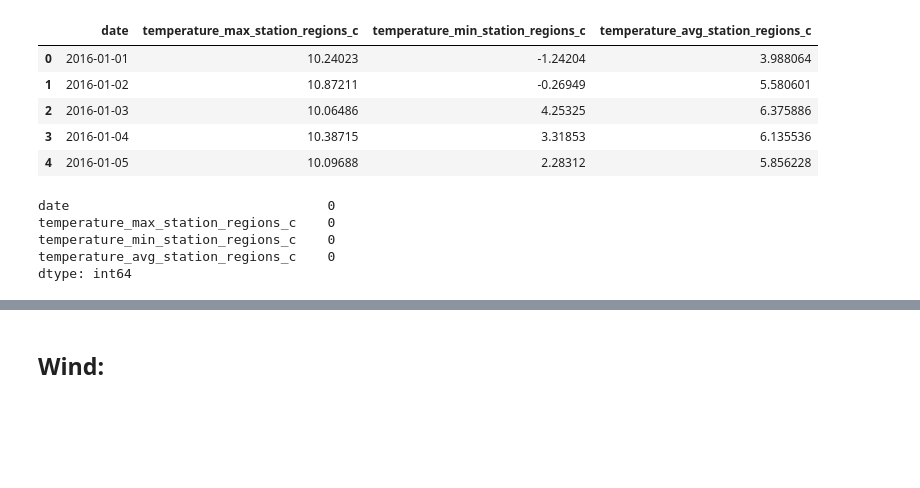
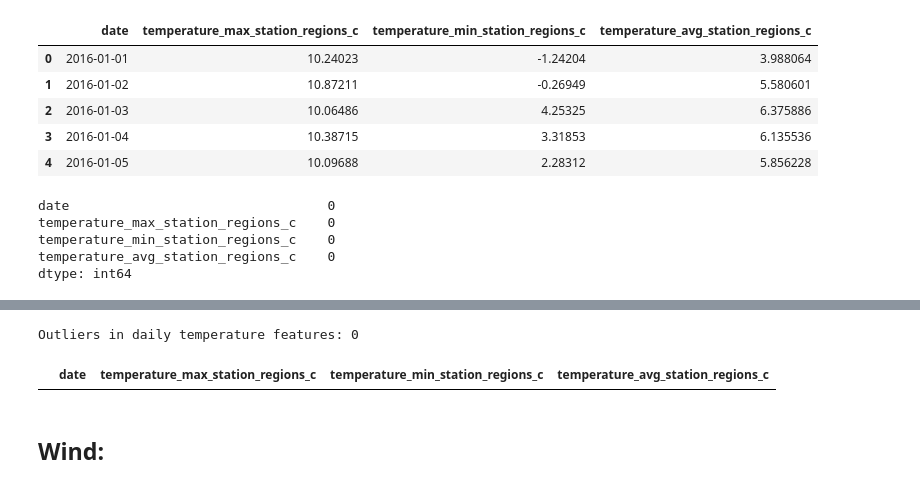
Before and after one commit to Masters-Paper-Forecasting/code, a Jupyter notebook: features/Meterological_features.ipynb, the cells around one changed output, grey strips where cells are left out. Saved outputs shown, nothing was run; the diff lists cells and outputs as text; code cells hidden in the pictures; blank space fills up the shorter version.

```diff
--- a/features/Meterological_features.ipynb
+++ b/features/Meterological_features.ipynb
@@ -178,2 +189,11 @@ dtype: int64
+# %%
+#check for outliers in the daily temperature features (anything above 50C or below -20C)
+outliers = daily_temperature_features[(daily_temperature_features['temperature_max_station_regions_c'] > 50) |
+                                   (daily_temperature_features['temperature_min_station_regions_c'] < -20)]
+print('Outliers in daily temperature features:', len(outliers))
+outliers.head()
+# %% [output]
+Outliers in daily temperature features: 0
+|  | date | temperature_max_station_regions_c | temperature_min_station_regions_c | temperature_avg_station_regions_c |
 # %% [markdown]
 ## Wind:
```
Also changed, not shown: parts of 1 cell of this notebook, 5 other files.
